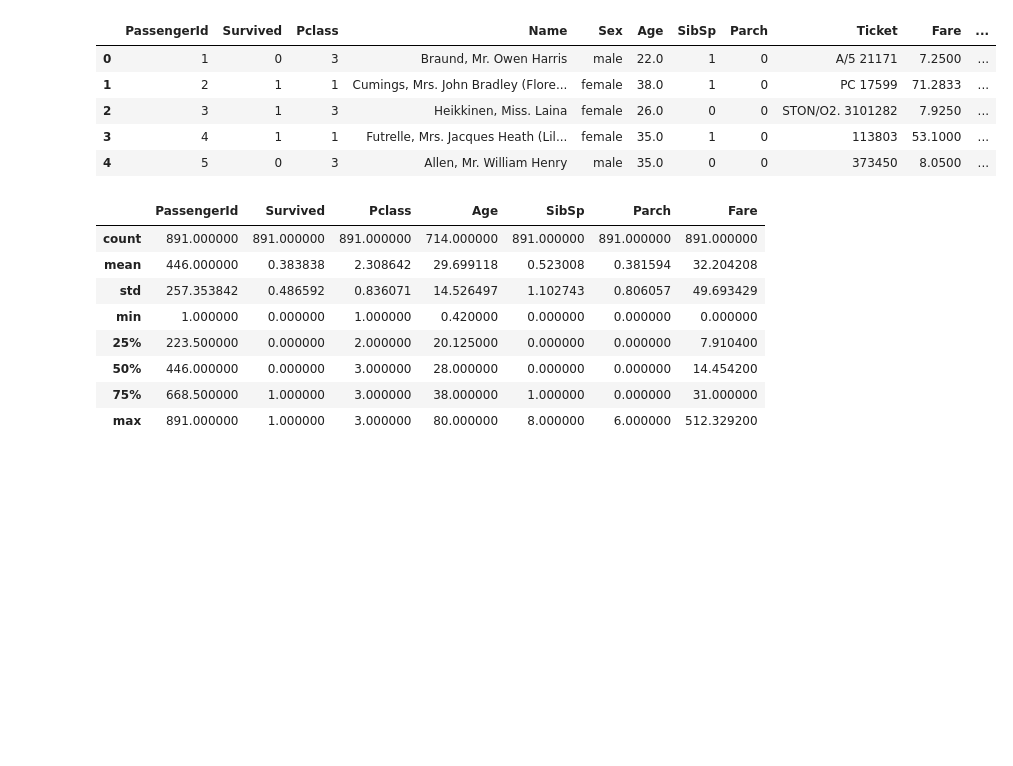
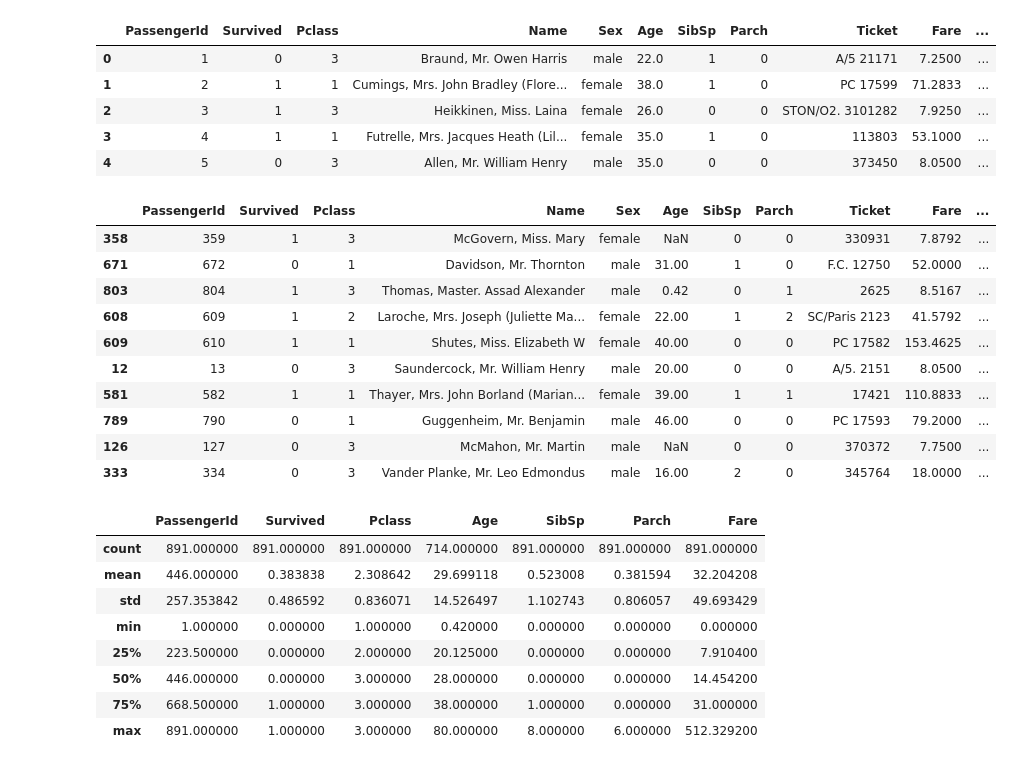
Before and after one commit to machiwao/ml-development, a Jupyter notebook: kaggle_Titanic.ipynb, the cells around one changed output. Drawn from its saved outputs; the diff is of its cells as text; code cells hidden in the pictures; blank space fills up the shorter version.

```diff
--- a/kaggle_Titanic.ipynb
+++ b/kaggle_Titanic.ipynb
@@ -31,6 +31,20 @@ df.head()
 | 2 | 3 | 1 | 3 | Heikkinen, Miss. Laina | female | 26.0 | 0 | 0 | STON/O2. 3101282 | 7.9250 | ... |
 | 3 | 4 | 1 | 1 | Futrelle, Mrs. Jacques Heath (Lil... | female | 35.0 | 1 | 0 | 113803 | 53.1000 | ... |
 | 4 | 5 | 0 | 3 | Allen, Mr. William Henry | male | 35.0 | 0 | 0 | 373450 | 8.0500 | ... |
+# %%
+df.sample(10)
+# %% [output]
+|  | PassengerId | Survived | Pclass | Name | Sex | Age | SibSp | Parch | Ticket | Fare | ... |
+| 358 | 359 | 1 | 3 | McGovern, Miss. Mary | female | NaN | 0 | 0 | 330931 | 7.8792 | ... |
+| 671 | 672 | 0 | 1 | Davidson, Mr. Thornton | male | 31.00 | 1 | 0 | F.C. 12750 | 52.0000 | ... |
+| 803 | 804 | 1 | 3 | Thomas, Master. Assad Alexander | male | 0.42 | 0 | 1 | 2625 | 8.5167 | ... |
+| 608 | 609 | 1 | 2 | Laroche, Mrs. Joseph (Juliette Ma... | female | 22.00 | 1 | 2 | SC/Paris 2123 | 41.5792 | ... |
+| 609 | 610 | 1 | 1 | Shutes, Miss. Elizabeth W | female | 40.00 | 0 | 0 | PC 17582 | 153.4625 | ... |
+| 12 | 13 | 0 | 3 | Saundercock, Mr. William Henry | male | 20.00 | 0 | 0 | A/5. 2151 | 8.0500 | ... |
+| 581 | 582 | 1 | 1 | Thayer, Mrs. John Borland (Marian... | female | 39.00 | 1 | 1 | 17421 | 110.8833 | ... |
+| 789 | 790 | 0 | 1 | Guggenheim, Mr. Benjamin | male | 46.00 | 0 | 0 | PC 17593 | 79.2000 | ... |
+| 126 | 127 | 0 | 3 | McMahon, Mr. Martin | male | NaN | 0 | 0 | 370372 | 7.7500 | ... |
+| 333 | 334 | 0 | 3 | Vander Planke, Mr. Leo Edmondus | male | 16.00 | 2 | 0 | 345764 | 18.0000 | ... |
 # %%
 df.describe()
 # %% [output]
```
Also changed, not shown: parts of 9 cells of this notebook.
